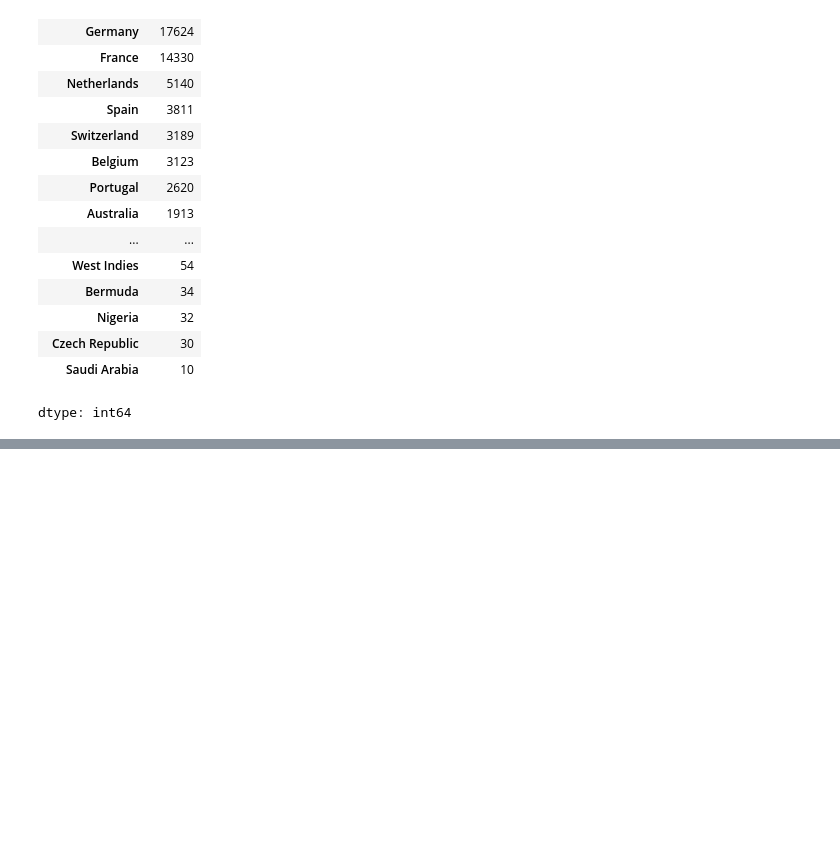
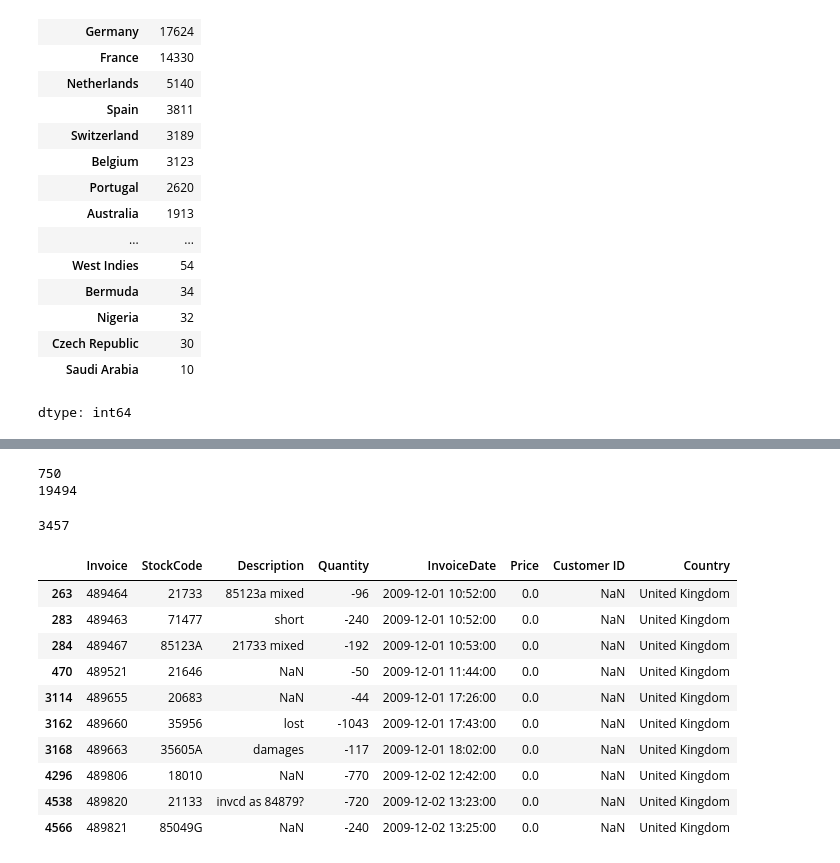
Before and after one commit to GayoungJeong/customer-segmentation, a Jupyter notebook: notebooks/01_data_loading.ipynb, the cells around one changed output, grey strips where cells are left out. Saved outputs shown, nothing was run; the diff lists cells and outputs as text; code cells hidden in the pictures; blank space fills up the shorter version.

```diff
--- a/notebooks/01_data_loading.ipynb
+++ b/notebooks/01_data_loading.ipynb
@@ -69,0 +184,23 @@ dtype: int64
+# %%
+print(cancel['Customer ID'].isnull().sum())  # 취소 건 중 고객 ID가 빈 줄 수
+print(len(cancel))                            # 취소 건 전체 줄 수
+# %% [output]
+750
+19494
+# %%
+neg = df[(df['Quantity'] < 0) & ~df['Invoice'].astype(str).str.startswith('C')]
+print(len(neg))
+neg.head(10)
+# %% [output]
+3457
+|  | Invoice | StockCode | Description | Quantity | InvoiceDate | Price | Customer ID | Country |
+| 263 | 489464 | 21733 | 85123a mixed | -96 | 2009-12-01 10:52:00 | 0.0 | NaN | United Kingdom |
+| 283 | 489463 | 71477 | short | -240 | 2009-12-01 10:52:00 | 0.0 | NaN | United Kingdom |
+| 284 | 489467 | 85123A | 21733 mixed | -192 | 2009-12-01 10:53:00 | 0.0 | NaN | United Kingdom |
+| 470 | 489521 | 21646 | NaN | -50 | 2009-12-01 11:44:00 | 0.0 | NaN | United Kingdom |
+| 3114 | 489655 | 20683 | NaN | -44 | 2009-12-01 17:26:00 | 0.0 | NaN | United Kingdom |
+| 3162 | 489660 | 35956 | lost | -1043 | 2009-12-01 17:43:00 | 0.0 | NaN | United Kingdom |
+| 3168 | 489663 | 35605A | damages | -117 | 2009-12-01 18:02:00 | 0.0 | NaN | United Kingdom |
+| 4296 | 489806 | 18010 | NaN | -770 | 2009-12-02 12:42:00 | 0.0 | NaN | United Kingdom |
+| 4538 | 489820 | 21133 | invcd as 84879? | -720 | 2009-12-02 13:23:00 | 0.0 | NaN | United Kingdom |
+| 4566 | 489821 | 85049G | NaN | -240 | 2009-12-02 13:25:00 | 0.0 | NaN | United Kingdom |
```
Also changed, not shown: parts of 16 cells of this notebook.
